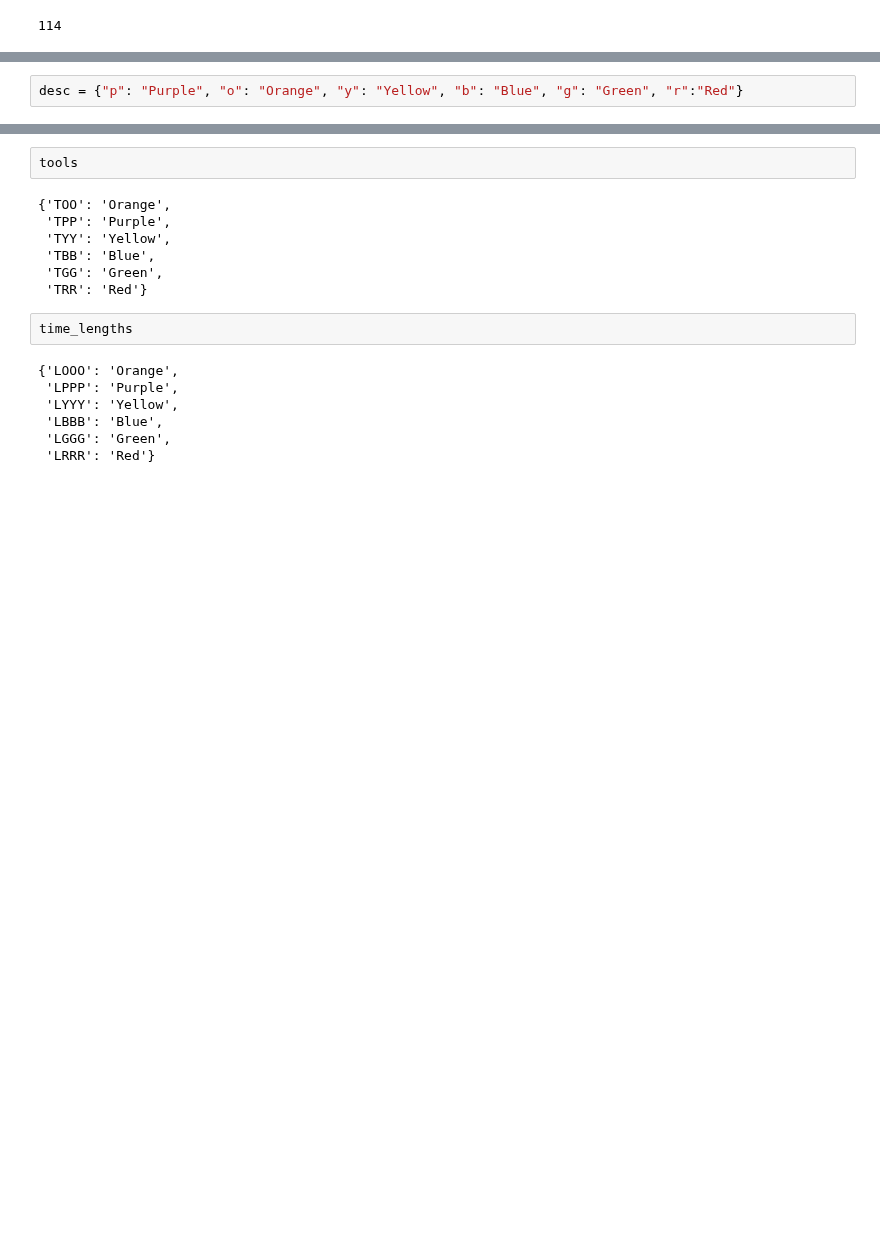
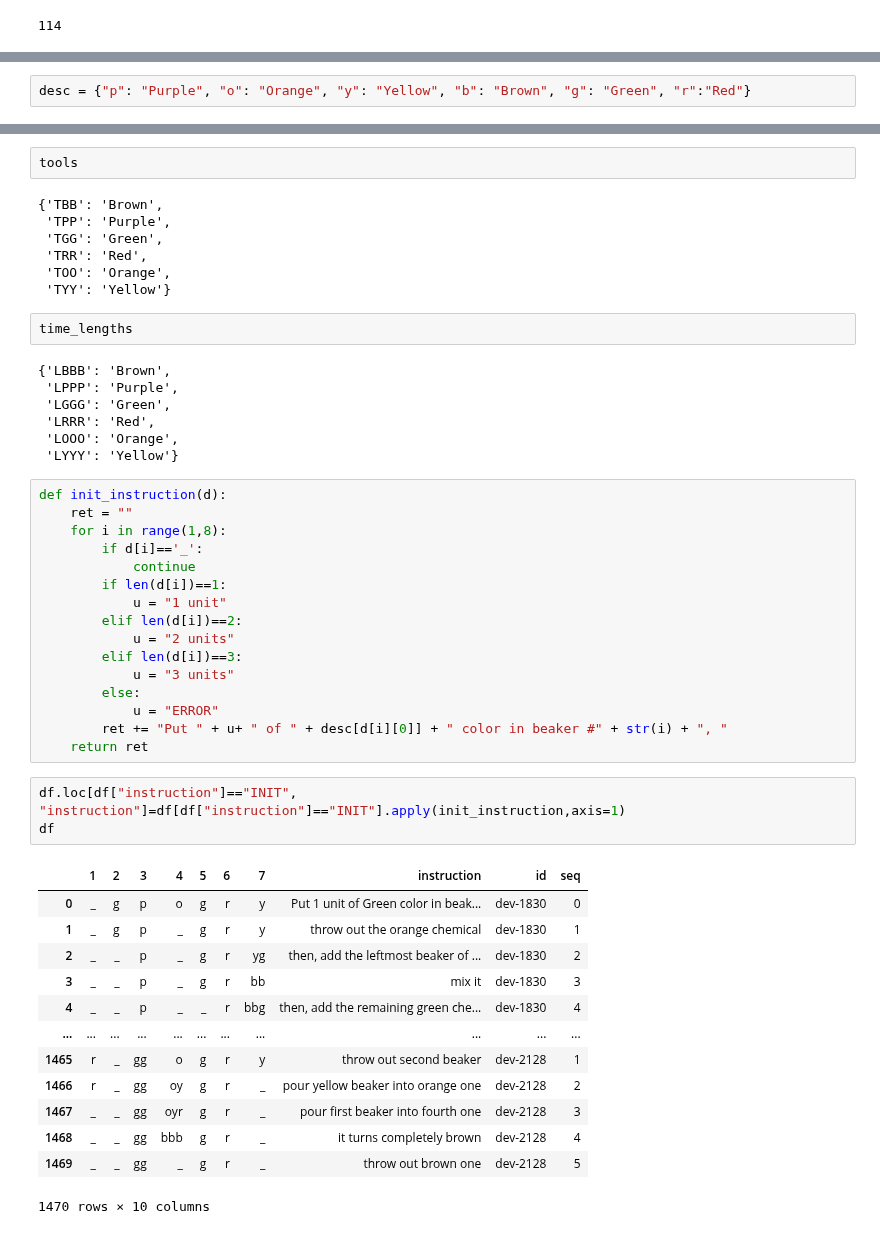
Before and after one commit to urigoren/recipe_scheduler, a Jupyter notebook: notebooks/scone.ipynb, the cells around one changed output, grey strips where cells are left out. Drawn from its saved outputs; the diff is of its cells as text; blank space fills up the shorter version.

```diff
--- a/notebooks/scone.ipynb
+++ b/notebooks/scone.ipynb
@@ -81,5 +82,5 @@ colors
 # %%
-desc = {"p": "Purple", "o": "Orange", "y": "Yellow", "b": "Blue", "g": "Green", "r":"Red"}
+desc = {"p": "Purple", "o": "Orange", "y": "Yellow", "b": "Brown", "g": "Green", "r":"Red"}
 # %%
 ingredients = {"I" + (c).upper() : desc[c] for c in colors}
 tools = {"T" + (c + c).upper() : desc[c] for c in colors}
@@ -95,18 +96,51 @@ ingredients
 # %%
 tools
 # %% [output]
-{'TOO': 'Orange',
+{'TBB': 'Brown',
  'TPP': 'Purple',
- 'TYY': 'Yellow',
- 'TBB': 'Blue',
  'TGG': 'Green',
- 'TRR': 'Red'}
+ 'TRR': 'Red',
+ 'TOO': 'Orange',
+ 'TYY': 'Yellow'}
 # %%
 time_lengths
 # %% [output]
-{'LOOO': 'Orange',
+{'LBBB': 'Brown',
  'LPPP': 'Purple',
- 'LYYY': 'Yellow',
- 'LBBB': 'Blue',
  'LGGG': 'Green',
- 'LRRR': 'Red'}
+ 'LRRR': 'Red',
+ 'LOOO': 'Orange',
+ 'LYYY': 'Yellow'}
+# %%
+def init_instruction(d):
+    ret = ""
+    for i in range(1,8):
+        if d[i]=='_':
+            continue
+        if len(d[i])==1:
+            u = "1 unit"
+        elif len(d[i])==2:
+            u = "2 units"
+        elif len(d[i])==3:
+            u = "3 units"
+        else:
+            u = "ERROR"
+        ret += "Put " + u+ " of " + desc[d[i][0]] + " color in beaker #" + str(i) + ", "
+    return ret
+# %%
+df.loc[df["instruction"]=="INIT", "instruction"]=df[df["instruction"]=="INIT"].apply(init_instruction,axis=1)
+df
+# %% [output]
+|  | 1 | 2 | 3 | 4 | 5 | 6 | 7 | instruction | id | seq |
+| 0 | _ | g | p | o | g | r | y | Put 1 unit of Green color in beak... | dev-1830 | 0 |
+| 1 | _ | g | p | _ | g | r | y | throw out the orange chemical | dev-1830 | 1 |
+| 2 | _ | _ | p | _ | g | r | yg | then, add the leftmost beaker of ... | dev-1830 | 2 |
+| 3 | _ | _ | p | _ | g | r | bb | mix it | dev-1830 | 3 |
+| 4 | _ | _ | p | _ | _ | r | bbg | then, add the remaining green che... | dev-1830 | 4 |
+| ... | ... | ... | ... | ... | ... | ... | ... | ... | ... | ... |
+| 1465 | r | _ | gg | o | g | r | y | throw out second beaker | dev-2128 | 1 |
+| 1466 | r | _ | gg | oy | g | r | _ | pour yellow beaker into orange one | dev-2128 | 2 |
+| 1467 | _ | _ | gg | oyr | g | r | _ | pour first beaker into fourth one | dev-2128 | 3 |
+| 1468 | _ | _ | gg | bbb | g | r | _ | it turns completely brown | dev-2128 | 4 |
+| 1469 | _ | _ | gg | _ | g | r | _ | throw out brown one | dev-2128 | 5 |
+1470 rows × 10 columns
```
Also changed, not shown: parts of 6 cells of this notebook, 5 other files.
